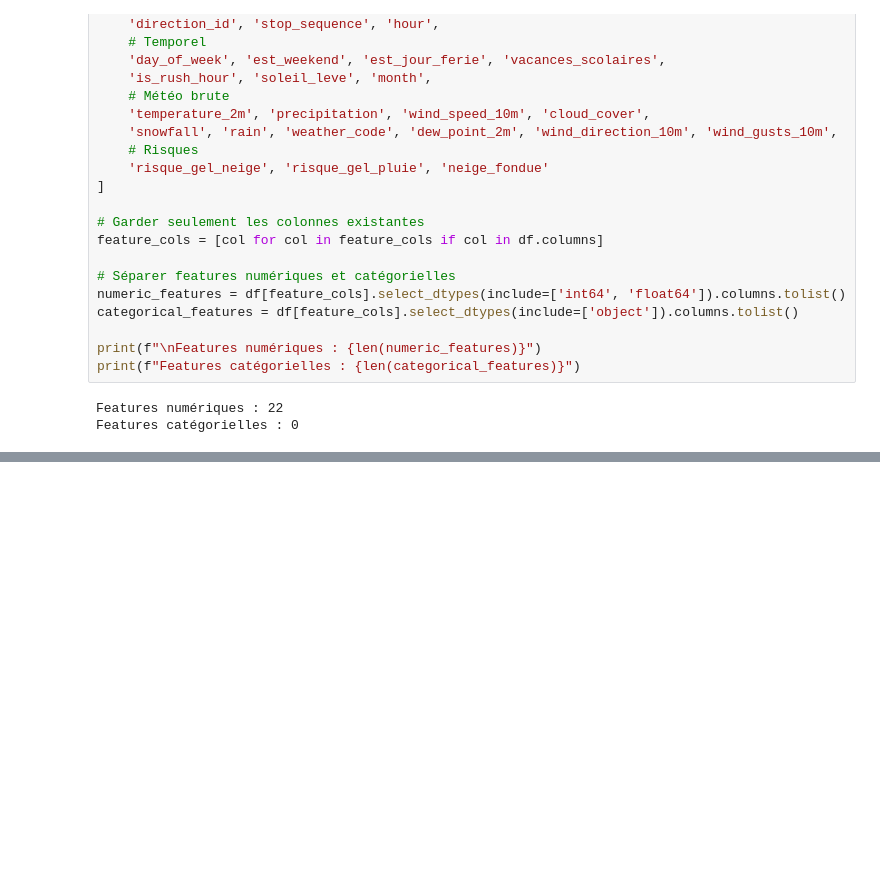
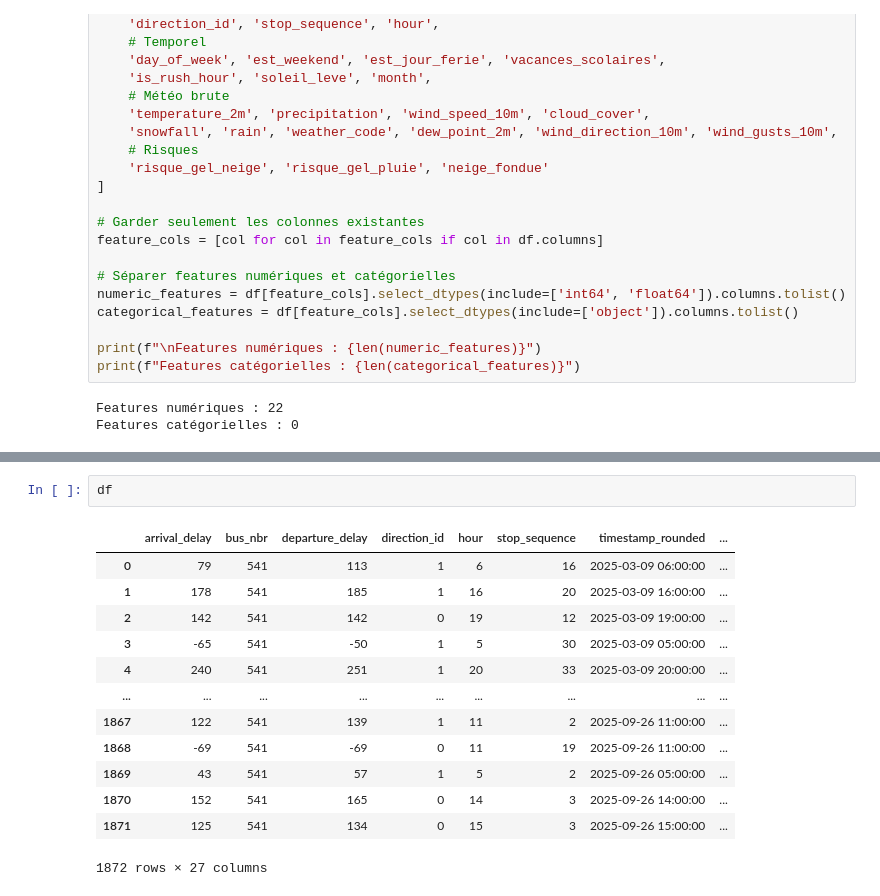
Before and after one commit to cnqs-jedha/delay-forecast, a Jupyter notebook: exploration/ml_2nd_test.ipynb, the cells around one changed output, grey strips where cells are left out. Drawn from its saved outputs; the diff is of its cells as text; blank space fills up the shorter version.

```diff
--- a/exploration/ml_2nd_test.ipynb
+++ b/exploration/ml_2nd_test.ipynb
@@ -881,0 +821,16 @@ IMPORTANCE DES FEATURES
+# %%
+df
+# %% [output]
+|  | arrival_delay | bus_nbr | departure_delay | direction_id | hour | stop_sequence | timestamp_rounded | ... |
+| 0 | 79 | 541 | 113 | 1 | 6 | 16 | 2025-03-09 06:00:00 | ... |
+| 1 | 178 | 541 | 185 | 1 | 16 | 20 | 2025-03-09 16:00:00 | ... |
+| 2 | 142 | 541 | 142 | 0 | 19 | 12 | 2025-03-09 19:00:00 | ... |
+| 3 | -65 | 541 | -50 | 1 | 5 | 30 | 2025-03-09 05:00:00 | ... |
+| 4 | 240 | 541 | 251 | 1 | 20 | 33 | 2025-03-09 20:00:00 | ... |
+| ... | ... | ... | ... | ... | ... | ... | ... | ... |
+| 1867 | 122 | 541 | 139 | 1 | 11 | 2 | 2025-09-26 11:00:00 | ... |
+| 1868 | -69 | 541 | -69 | 0 | 11 | 19 | 2025-09-26 11:00:00 | ... |
+| 1869 | 43 | 541 | 57 | 1 | 5 | 2 | 2025-09-26 05:00:00 | ... |
+| 1870 | 152 | 541 | 165 | 0 | 14 | 3 | 2025-09-26 14:00:00 | ... |
+| 1871 | 125 | 541 | 134 | 0 | 15 | 3 | 2025-09-26 15:00:00 | ... |
+1872 rows × 27 columns
```
Also changed, not shown: parts of 17 cells of this notebook, 1 other file.
